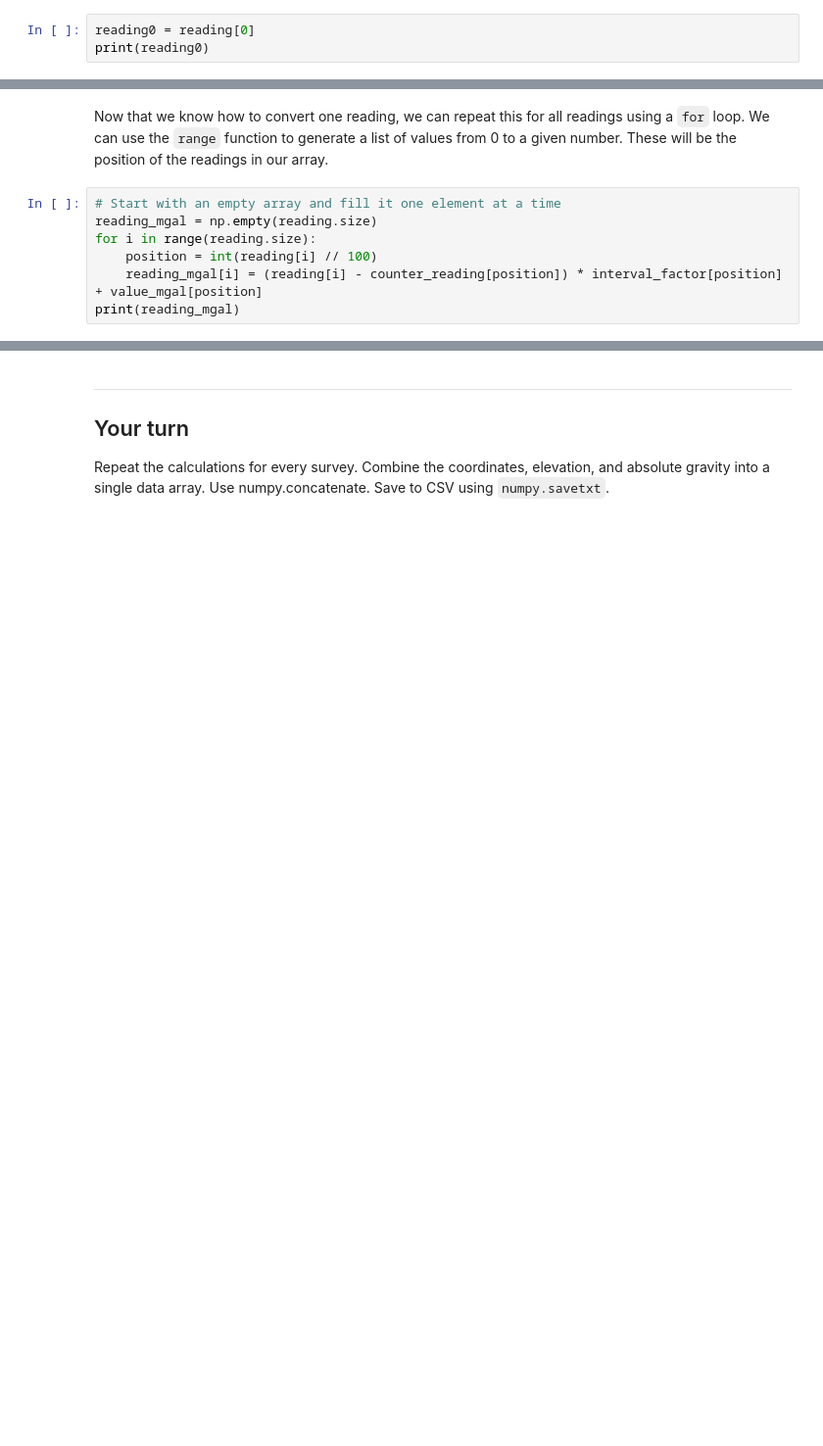
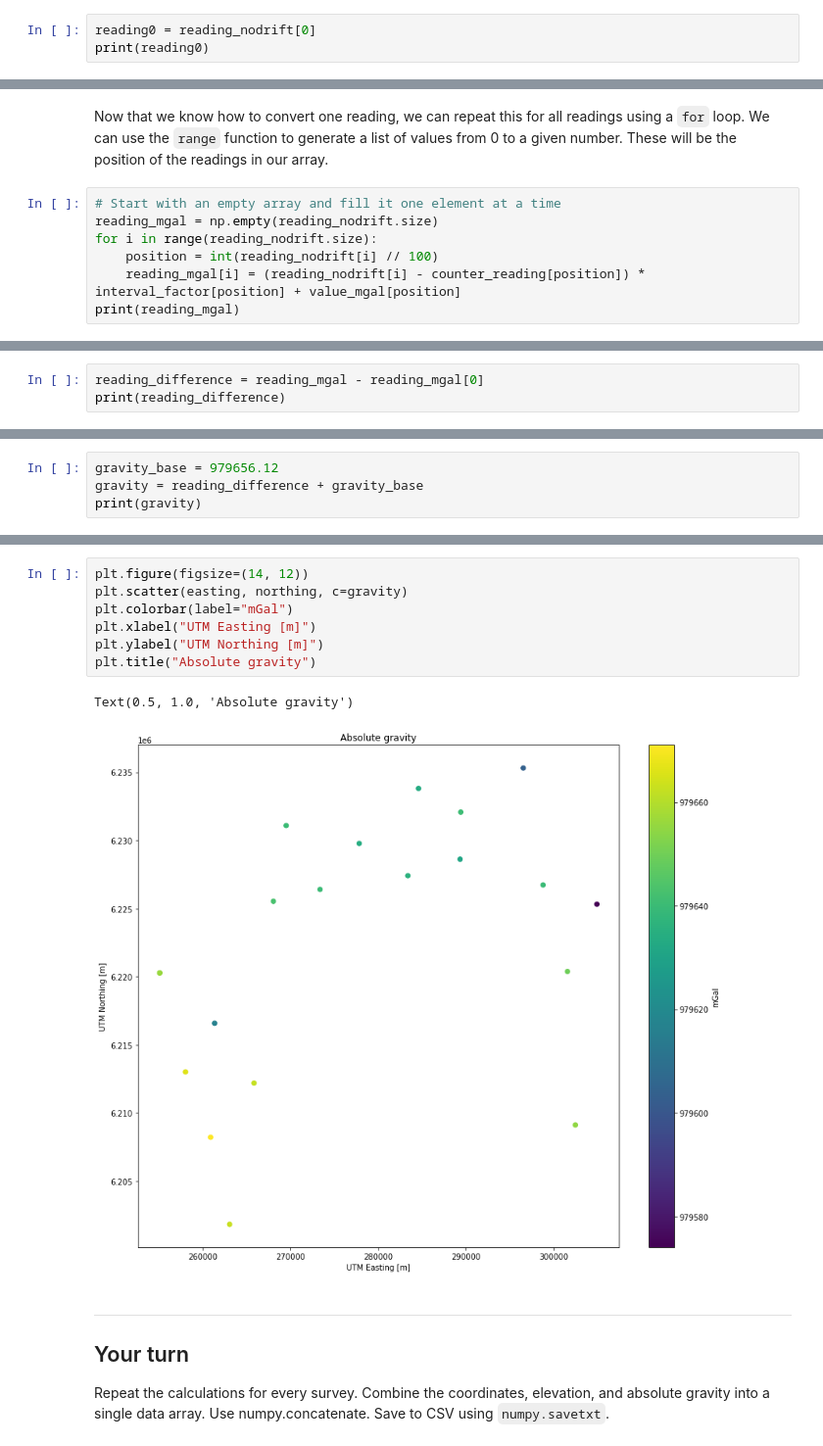
Before and after one commit to leouieda/gravity-processing, a Jupyter notebook: practicals/practical1.ipynb, the cells around one changed output, grey strips where cells are left out. Shown at 98% size. Saved outputs shown, nothing was run; the diff lists cells and outputs as text; blank space fills up the shorter version.

```diff
--- a/practicals/practical1.ipynb
+++ b/practicals/practical1.ipynb
@@ -221,7 +233,7 @@ To illustrate how this is done, let's convert the first reading to mGal. We'll u
 
 The trick is figuring out the position (row) in the table that has the values we want for a particular reading. The reading has to be within the counter interval for that row. For example, a reading of 2710 would use the values in row 27 of the table. The position/row can be calculated using the integer division (ignoring the remainder and decimal places) of the reading by 100. With this, we can get the exact conversion factor and value in mGal from the table.
 # %%
-reading0 = reading[0]
+reading0 = reading_nodrift[0]
 print(reading0)
 # %% [output]
 2555.08
@@ -243,9 +255,9 @@ print(reading0_mgal)
 Now that we know how to convert one reading, we can repeat this for all readings using a `for` loop. We can use the `range` function to generate a list of values from 0 to a given number. These will be the position of the readings in our array.
 # %%
 # Start with an empty array and fill it one element at a time
-reading_mgal = np.empty(reading.size)
-for i in range(reading.size):
-    position = int(reading[i] // 100)
-    reading_mgal[i] = (reading[i] - counter_reading[position]) * interval_factor[position] + value_mgal[position]
+reading_mgal = np.empty(reading_nodrift.size)
+for i in range(reading_nodrift.size):
+    position = int(reading_nodrift[i] // 100)
+    reading_mgal[i] = (reading_nodrift[i] - counter_reading[position]) * interval_factor[position] + value_mgal[position]
 print(reading_mgal)
 # %% [output]
@@ -259,0 +276,3 @@ Tie things to the base station gravity and calculate absolute gravity. Plot usin
+# %%
+reading_difference = reading_mgal - reading_mgal[0]
+print(reading_difference)
@@ -259,0 +284,4 @@ Tie things to the base station gravity and calculate absolute gravity. Plot usin
+# %%
+gravity_base = 979656.12
+gravity = reading_difference + gravity_base
+print(gravity)
@@ -260,3 +296,13 @@ Tie things to the base station gravity and calculate absolute gravity. Plot usin
+# %%
+plt.figure(figsize=(14, 12))
+plt.scatter(easting, northing, c=gravity)
+plt.colorbar(label="mGal")
+plt.xlabel("UTM Easting [m]")
+plt.ylabel("UTM Northing [m]")
+plt.title("Absolute gravity")
+# %% [output]
+Text(0.5, 1.0, 'Absolute gravity')
+[figure, added]
 # %% [markdown]
 ----
 
```
Also changed, not shown: parts of 9 cells of this notebook.
